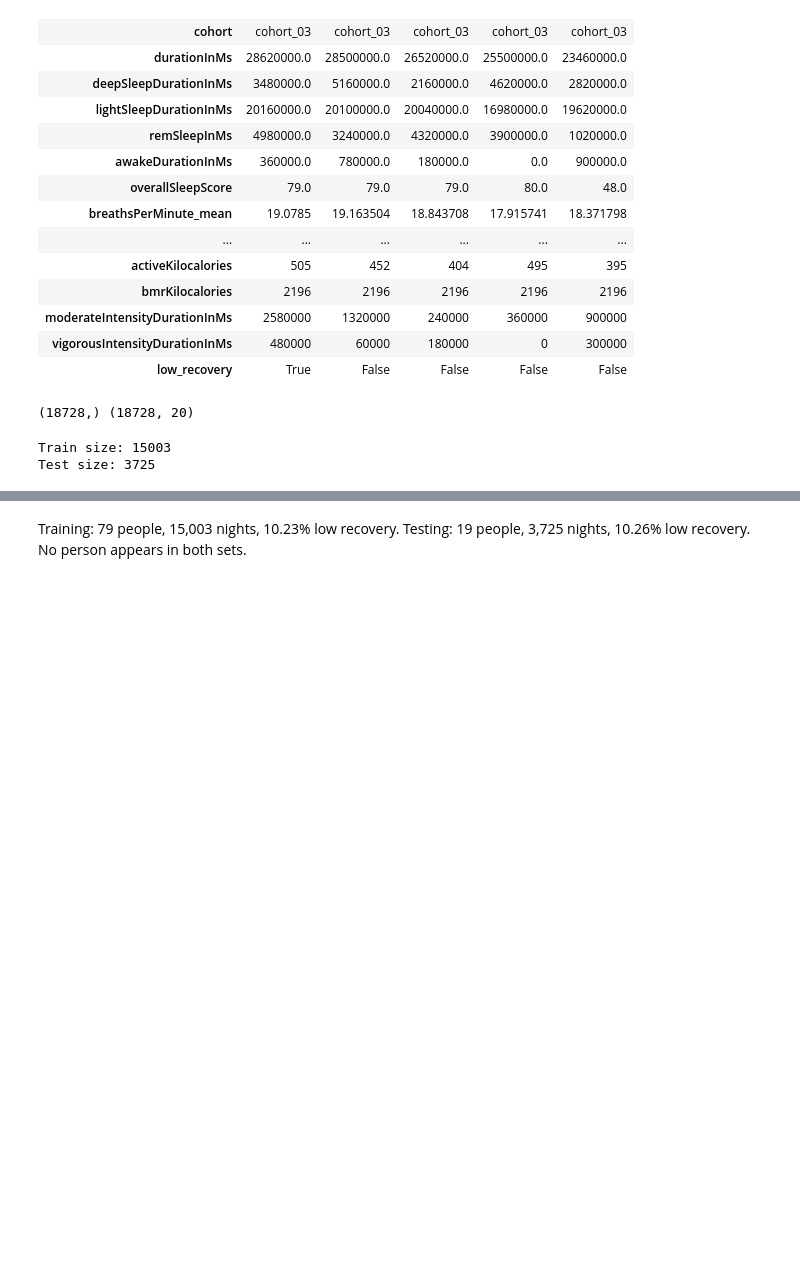
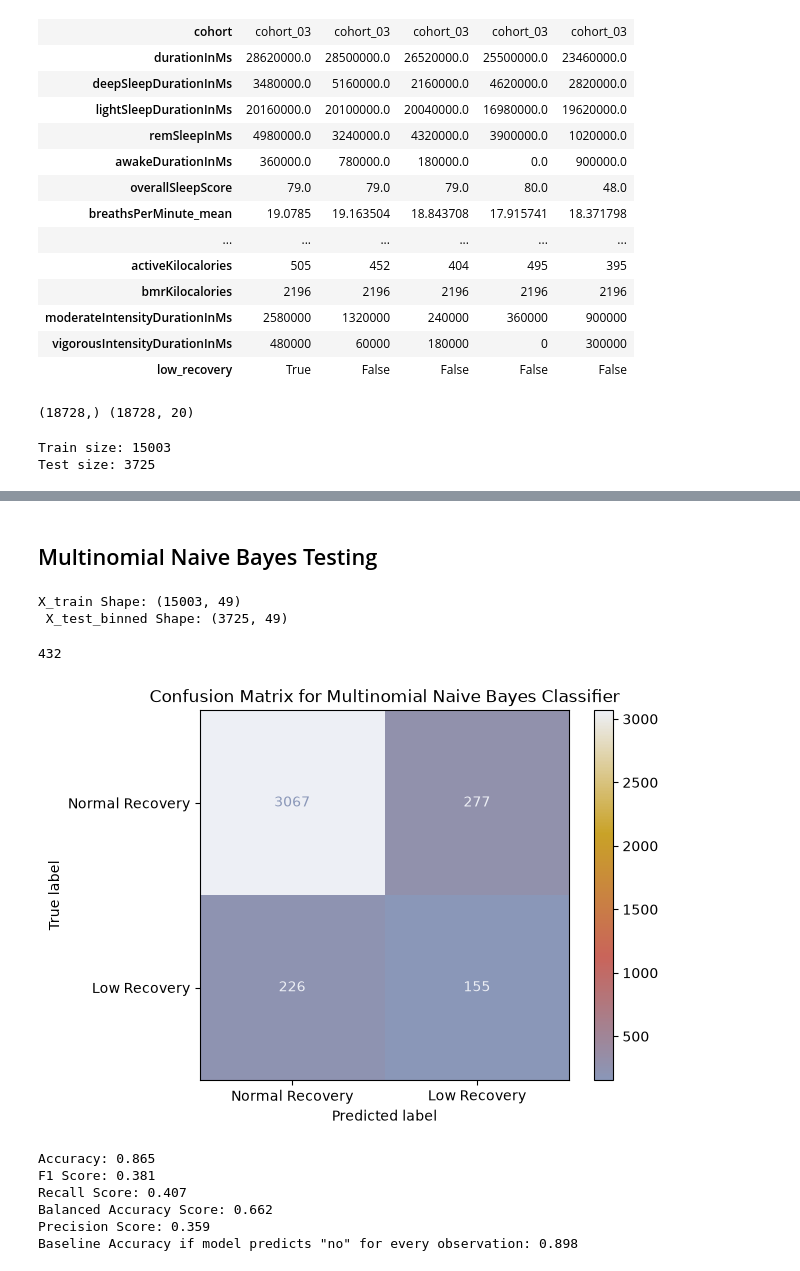
Before and after one commit to meauxcodes/applied-ml-project, a Jupyter notebook: scripts/notebooks/naive_bayes.ipynb, the cells around one changed output, grey strips where cells are left out. Saved outputs shown, nothing was run; the diff lists cells and outputs as text; code cells hidden in the pictures; blank space fills up the shorter version.

```diff
--- a/scripts/notebooks/naive_bayes.ipynb
+++ b/scripts/notebooks/naive_bayes.ipynb
@@ -70,0 +124,10 @@ print(y_test.mean()*100, y_train.mean()*100)
+# %%
+#code to reduce features to the below 75% correlation threshold
+correlated_features_to_remove = [
+    "lightSleepDurationInMs",
+    "breathsPerMinute_max",
+    "minHeartRateInBeatsPerMinute"
+]
+
+X_train = X_train.drop(columns = correlated_features_to_remove)
+X_test =  X_test.drop(columns = correlated_features_to_remove)
@@ -80,5 +156 @@ With training and test split such that there are 79 + 19 = 98 (100%) people and
  we can conclude that no person appears in both sets
-# %% [markdown]
-Training: 79 people, 15,003 nights, 10.23% low recovery.
-Testing: 19 people, 3,725 nights, 10.26% low recovery.
-No person appears in both sets.
@@ -87,0 +157,64 @@ nb_labeled.iloc[test_idx].to_csv("../../data/clean/nb_test.csv")
+# %% [markdown]
+## Multinomial Naive Bayes Testing
+# %%
+kbins = KBinsDiscretizer(n_bins=3, strategy='quantile', encode='onehot')
+X_train_binned = kbins.fit_transform(X_train)
+X_test_binned = kbins.transform(X_test)
+
+print(f"X_train Shape: {X_train_binned.shape}\n X_test_binned Shape: {X_test_binned.shape}")
+# %% [output]
+X_train Shape: (15003, 49)
+ X_test_binned Shape: (3725, 49)
+# %%
+multiNB = MultinomialNB()
+multiNB.fit(X = X_train_binned, y = y_train) # X_train here is our feature matrix , y_train is the binary aka low recovery/not low recovery
+predictions = multiNB.predict(X_test_binned)
+print(sum(predictions))
+# %% [output]
+432
+# %%
+# code adapted from inclass notebook
+# Generating the confusion matrix
+
+
+nb_cmap = LinearSegmentedColormap.from_list("site_diverging", ["#8A97B8", "#C9645A","#C9A227", "#EDEFF5"]) #establish suite of theme colors
+cm = confusion_matrix(y_test, predictions)
+
+disp = ConfusionMatrixDisplay(confusion_matrix=cm, display_labels=["Normal Recovery","Low Recovery"])
+disp.plot(cmap = nb_cmap)
+disp.ax_.set_title('Confusion Matrix for Multinomial Naive Bayes Classifier');
+# %% [output]
+[figure, added]
+# %%
+# Accuracy, F1 Score and Recall Score
+
+accuracy = np.round(accuracy_score(y_test, predictions),3)
+
+# accuracy = (TP + TN)/ total  -- measures the overall correctness aka how many predictions
+# were correct
+
+
+f1 = np.round(f1_score(y_test, predictions),3)
+
+# 2 x (Precision x Recall) / (Precision + Recall) -- balances precision and recall and is useful when you care about both false positive and false negatives and also when your data is imbalanced
+
+recall = np.round(recall_score(y_test, predictions),3)
+bas = np.round(balanced_accuracy_score(y_test, predictions),3)
+ps = np.round(precision_score(y_test, predictions),3)
+baseline = np.round(1 - y_test.mean(),3)
+
+# TP/ (TP + FN ) -- Also called sensitivity or TPR (true positive rate) and this measures how well the model catches the positive class and this is important in cases like disease detection, fraud etc where missing positive is COSTLY!!!
+
+print(f'Accuracy: {accuracy}')
+print(f'F1 Score: {f1}')
+print(f'Recall Score: {recall}')
+print(f'Balanced Accuracy Score: {bas}')
+print(f'Precision Score: {ps}')
+print(f'Baseline Accuracy if model predicts "no" for every observation: {baseline}')
+# %% [output]
+Accuracy: 0.865
+F1 Score: 0.381
+Recall Score: 0.407
+Balanced Accuracy Score: 0.662
+Precision Score: 0.359
+Baseline Accuracy if model predicts "no" for every observation: 0.898
```
Also changed, not shown: parts of 18 cells of this notebook, 7 other files.
